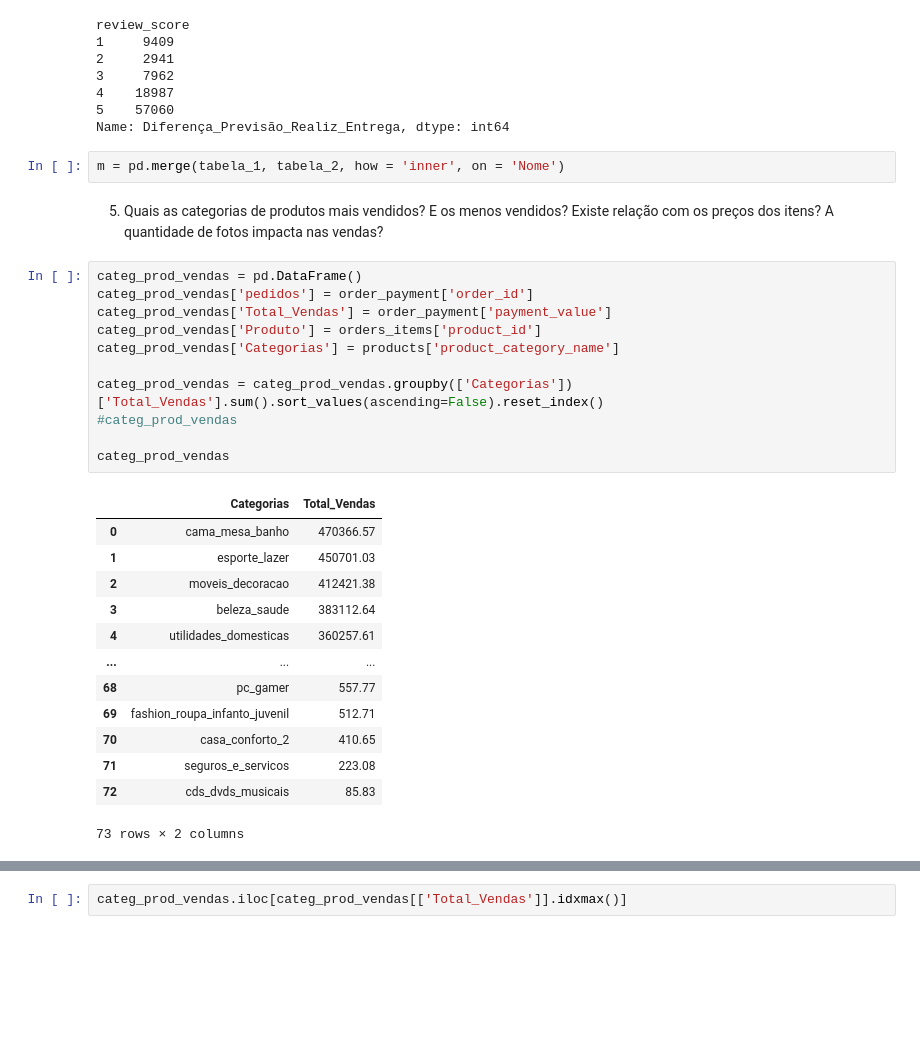
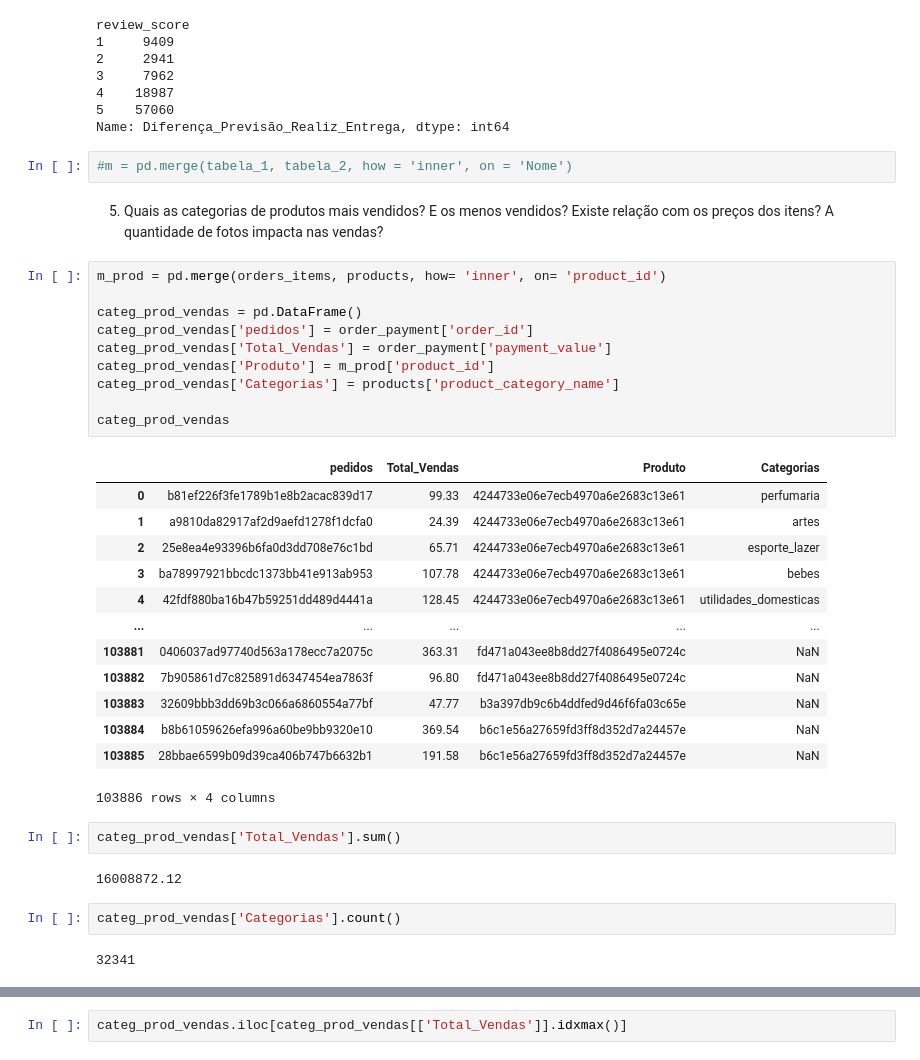
Before and after one commit to LucyMenges/Tech_Dados, a Jupyter notebook: Olist.ipynb, the cells around one changed output, grey strips where cells are left out. Cells and saved outputs as stored; diff of their text form; blank space fills up the shorter version.

```diff
--- a/Olist.ipynb
+++ b/Olist.ipynb
@@ -680,31 +680,38 @@ review_score
 5    57060
 Name: Diferença_Previsão_Realiz_Entrega, dtype: int64
 # %%
-m = pd.merge(tabela_1, tabela_2, how = 'inner', on = 'Nome')
+#m = pd.merge(tabela_1, tabela_2, how = 'inner', on = 'Nome')
 # %% [markdown]
 5.	Quais as categorias de produtos mais vendidos? E os menos vendidos? Existe relação com os preços dos itens? A quantidade de fotos impacta nas vendas?
 # %%
+m_prod = pd.merge(orders_items, products, how= 'inner', on= 'product_id')
+
 categ_prod_vendas = pd.DataFrame()
 categ_prod_vendas['pedidos'] = order_payment['order_id']
 categ_prod_vendas['Total_Vendas'] = order_payment['payment_value']
-categ_prod_vendas['Produto'] = orders_items['product_id']
+categ_prod_vendas['Produto'] = m_prod['product_id']
 categ_prod_vendas['Categorias'] = products['product_category_name']
 
-categ_prod_vendas = categ_prod_vendas.groupby(['Categorias'])['Total_Vendas'].sum().sort_values(ascending=False).reset_index()
-#categ_prod_vendas
-
 categ_prod_vendas
 # %% [output]
-|  | Categorias | Total_Vendas |
-| 0 | cama_mesa_banho | 470366.57 |
-| 1 | esporte_lazer | 450701.03 |
-| 2 | moveis_decoracao | 412421.38 |
-| 3 | beleza_saude | 383112.64 |
-| 4 | utilidades_domesticas | 360257.61 |
-| ... | ... | ... |
-| 68 | pc_gamer | 557.77 |
-| 69 | fashion_roupa_infanto_juvenil | 512.71 |
-| 70 | casa_conforto_2 | 410.65 |
-| 71 | seguros_e_servicos | 223.08 |
-| 72 | cds_dvds_musicais | 85.83 |
+|  | pedidos | Total_Vendas | Produto | Categorias |
+| 0 | b81ef226f3fe1789b1e8b2acac839d17 | 99.33 | 4244733e06e7ecb4970a6e2683c13e61 | perfumaria |
+| 1 | a9810da82917af2d9aefd1278f1dcfa0 | 24.39 | 4244733e06e7ecb4970a6e2683c13e61 | artes |
+| 2 | 25e8ea4e93396b6fa0d3dd708e76c1bd | 65.71 | 4244733e06e7ecb4970a6e2683c13e61 | esporte_lazer |
+| 3 | ba78997921bbcdc1373bb41e913ab953 | 107.78 | 4244733e06e7ecb4970a6e2683c13e61 | bebes |
+| 4 | 42fdf880ba16b47b59251dd489d4441a | 128.45 | 4244733e06e7ecb4970a6e2683c13e61 | utilidades_domesticas |
+| ... | ... | ... | ... | ... |
+| 103881 | 0406037ad97740d563a178ecc7a2075c | 363.31 | fd471a043ee8b8dd27f4086495e0724c | NaN |
+| 103882 | 7b905861d7c825891d6347454ea7863f | 96.80 | fd471a043ee8b8dd27f4086495e0724c | NaN |
+| 103883 | 32609bbb3dd69b3c066a6860554a77bf | 47.77 | b3a397db9c6b4ddfed9d46f6fa03c65e | NaN |
+| 103884 | b8b61059626efa996a60be9bb9320e10 | 369.54 | b6c1e56a27659fd3ff8d352d7a24457e | NaN |
+| 103885 | 28bbae6599b09d39ca406b747b6632b1 | 191.58 | b6c1e56a27659fd3ff8d352d7a24457e | NaN |
-73 rows × 2 columns
+103886 rows × 4 columns
+# %%
+categ_prod_vendas['Total_Vendas'].sum()
+# %% [output]
+16008872.12
+# %%
+categ_prod_vendas['Categorias'].count()
+# %% [output]
+32341
```
Also changed, not shown: parts of 2 cells of this notebook, 1 other file.
